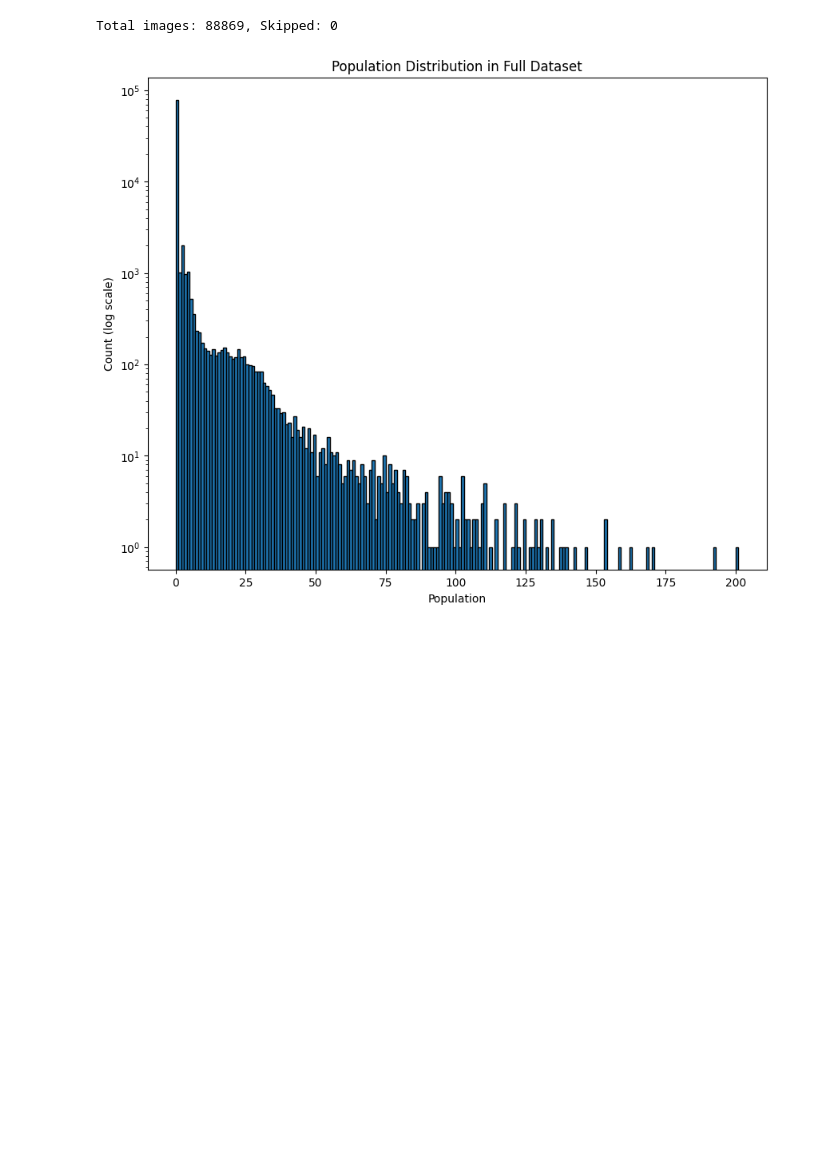
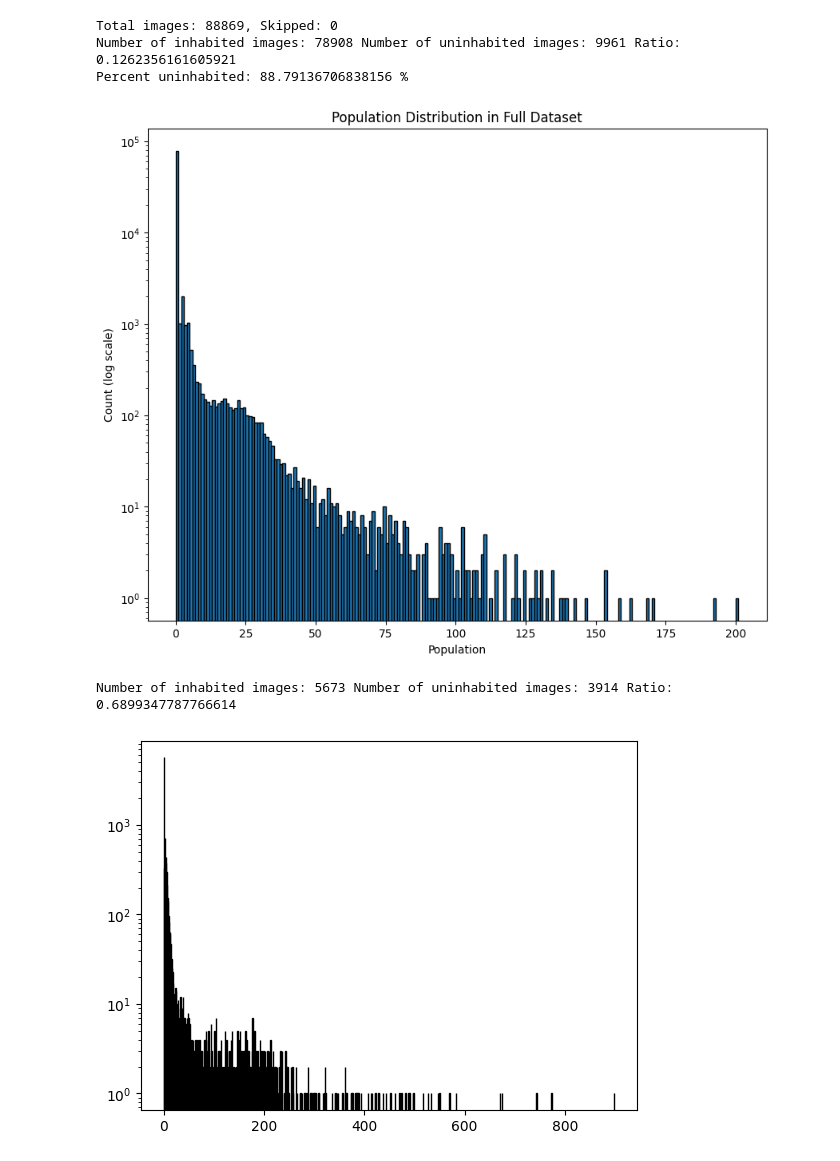
Before and after one commit to EsserEsser/AppML-Final-Project, a Jupyter notebook: Jacob/Get_pops.ipynb, the cells around one changed output. Drawn from its saved outputs; the diff is of its cells as text; code cells hidden in the pictures; blank space fills up the shorter version.

Commit message:
new figures and updates

```diff
--- a/Jacob/Get_pops.ipynb
+++ b/Jacob/Get_pops.ipynb
@@ -39,6 +39,56 @@ plt.xlabel("Population")
 plt.ylabel("Count (log scale)")
 print(f"Total images: {len(paths)}, Skipped: {skipped}")
 plt.savefig("population_histogram.png")
+
+print('Number of inhabited images:', sum(p == 0 for p in pops), 'Number of uninhabited images:', sum(p > 0 for p in pops), 'Ratio:', sum(p > 0 for p in pops) / sum(p == 0 for p in pops))
+print('Percent uninhabited:', sum(p == 0 for p in pops) / len(pops) * 100, '%')
 # %% [output]
 Total images: 88869, Skipped: 0
+Number of inhabited images: 78908 Number of uninhabited images: 9961 Ratio: 0.1262356161605921
+Percent uninhabited: 88.79136706838156 %
 [figure]
+# %%
+import os
+import csv
+import subprocess
+import random
+from pathlib import Path
+import numpy as np
+import matplotlib.pyplot as plt
+
+data_path =  r"..\\Data_300"
+import os
+
+#Files in the data folder of the type long_lat_100m_pop.jpg
+#Getting populations only
+all_paths = [os.path.join(data_path, f) for f in os.listdir(data_path) if f.endswith('.jpg')]
+
+def extract_population(filename: str):
+    """Integer between the last '_' and '.jpg', or None if not parseable."""
+    if not filename.lower().endswith(".jpg"):
+        return None
+    stem = os.path.splitext(filename)[0]
+    token = stem.split("_")[-1]
+    try:
+        return int(token)
+    except ValueError:
+        return None
+
+paths_300, pops_300 = [], []
+skipped = 0
+for name in sorted(os.listdir(data_path)):
+    if not name.lower().endswith(".jpg"):
+        continue
+    p = extract_population(name)
+    if p is None:
+        skipped += 1
+        continue
+    paths_300.append(os.path.join(data_path, name))
+    pops_300.append(p)
+# %%
+plt.hist(pops_300, bins=np.max(pops_300), edgecolor='black')
+plt.yscale('log')
+print('Number of inhabited images:', sum(p == 0 for p in pops_300), 'Number of uninhabited images:', sum(p > 0 for p in pops_300), 'Ratio:', sum(p > 0 for p in pops_300) / sum(p == 0 for p in pops_300))
+# %% [output]
+Number of inhabited images: 5673 Number of uninhabited images: 3914 Ratio: 0.6899347787766614
+[figure, added]
```
Also changed, not shown: 2 other files.
